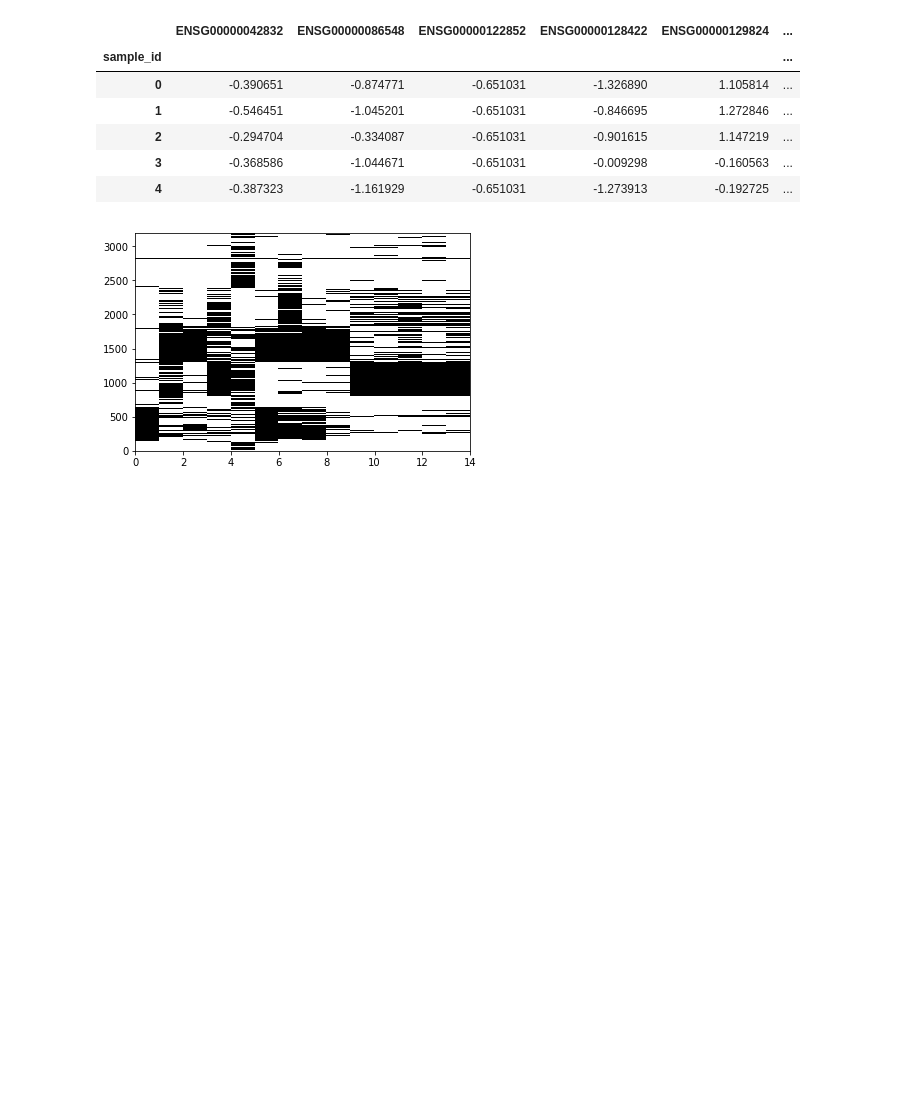
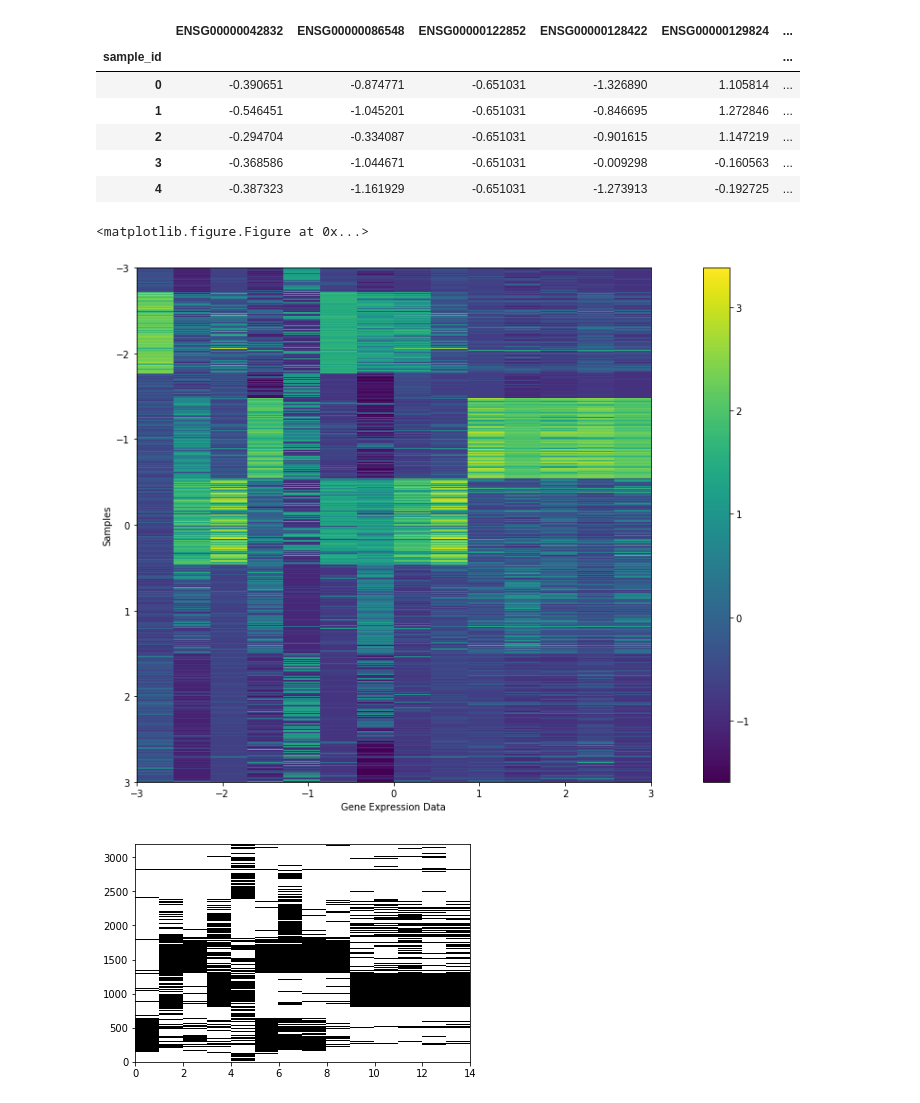
Before and after one commit to WGierke/bicluster_gene_expressions, a Jupyter notebook: notebooks/1.2-pathway-downloading-bimax.ipynb, the cells around one changed output. Saved outputs shown, nothing was run; the diff lists cells and outputs as text; code cells hidden in the pictures; blank space fills up the shorter version.

Commit message:
Plot gene expression matrix

```diff
--- a/notebooks/1.2-pathway-downloading-bimax.ipynb
+++ b/notebooks/1.2-pathway-downloading-bimax.ipynb
@@ -108,6 +105,16 @@ df.head()
 | 2 | -0.294704 | -0.334087 | -0.651031 | -0.901615 | 1.147219 | ... |
 | 3 | -0.368586 | -1.044671 | -0.651031 | -0.009298 | -0.160563 | ... |
 | 4 | -0.387323 | -1.161929 | -0.651031 | -1.273913 | -0.192725 | ... |
+# %%
+plt.figure(figsize=(20,10))
+im = plt.imshow(df, extent=(-3, 3, 3, -3))
+plt.ylabel("Samples")
+plt.xlabel("Gene Expression Data")
+plt.colorbar(im)
+plt.show()
+# %% [output]
+<matplotlib.figure.Figure at 0x...>
+[figure, added]
 # %%
 model = BiMax()
 df_binary = df > 0
```
Also changed, not shown: parts of 3 cells of this notebook.
